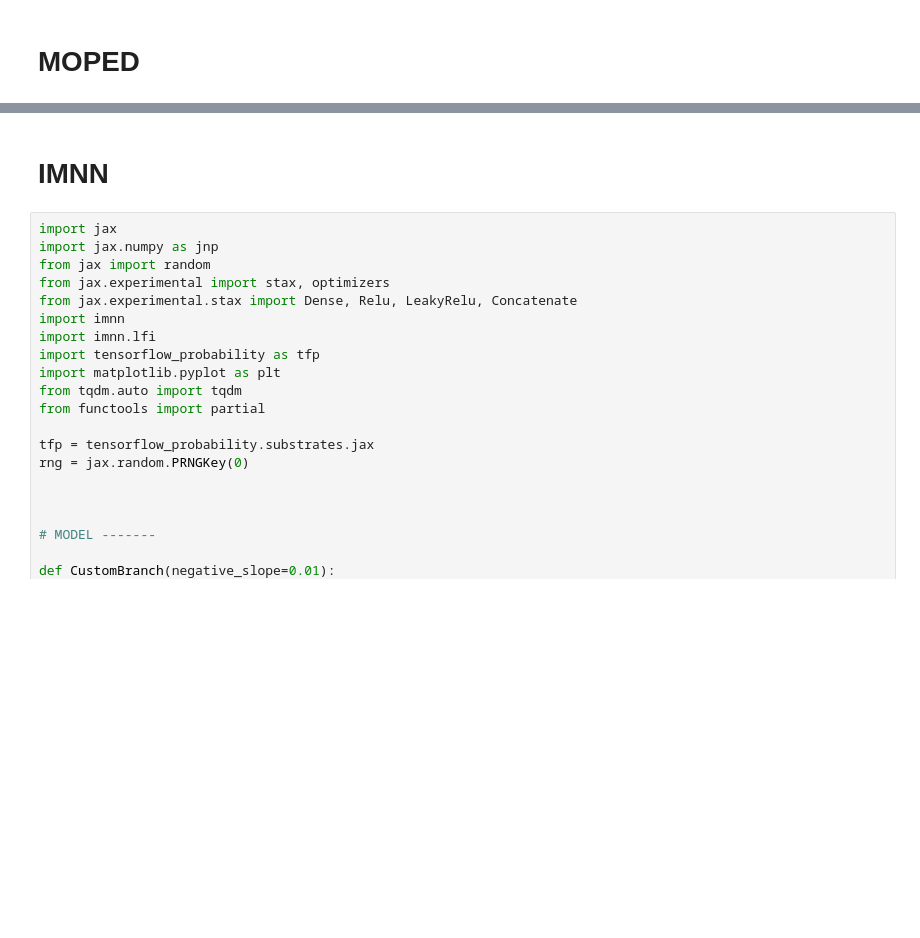
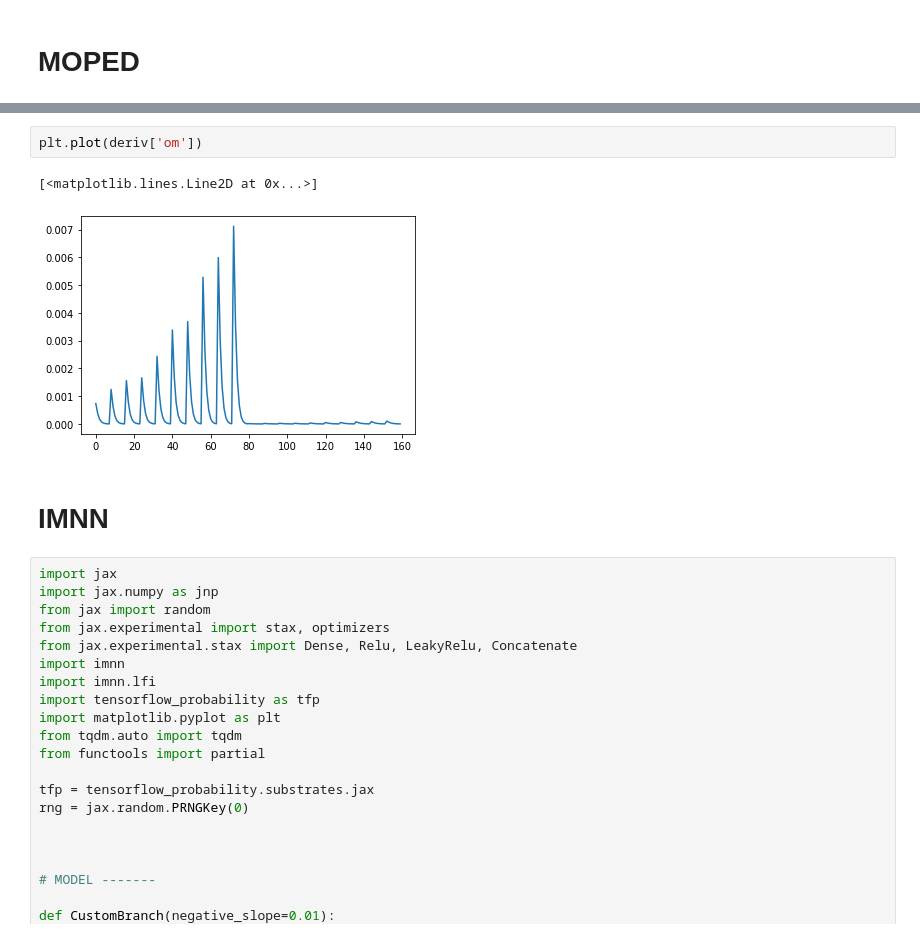
Before and after one commit to mgatti29/CMB_lensing_SBI, a Jupyter notebook: Notebooks/Compression_comparison.ipynb, the cells around one changed output, grey strips where cells are left out. Drawn from its saved outputs; the diff is of its cells as text; blank space fills up the shorter version.

```diff
--- a/Notebooks/Compression_comparison.ipynb
+++ b/Notebooks/Compression_comparison.ipynb
@@ -1109,3 +1951,8 @@ plt.show()
+# %%
+plt.plot(deriv['om'])
+# %% [output]
+[<matplotlib.lines.Line2D at 0x...>]
+[figure, added]
 # %% [markdown]
 # IMNN
 # %%
```
Also changed, not shown: parts of 54 cells of this notebook.
